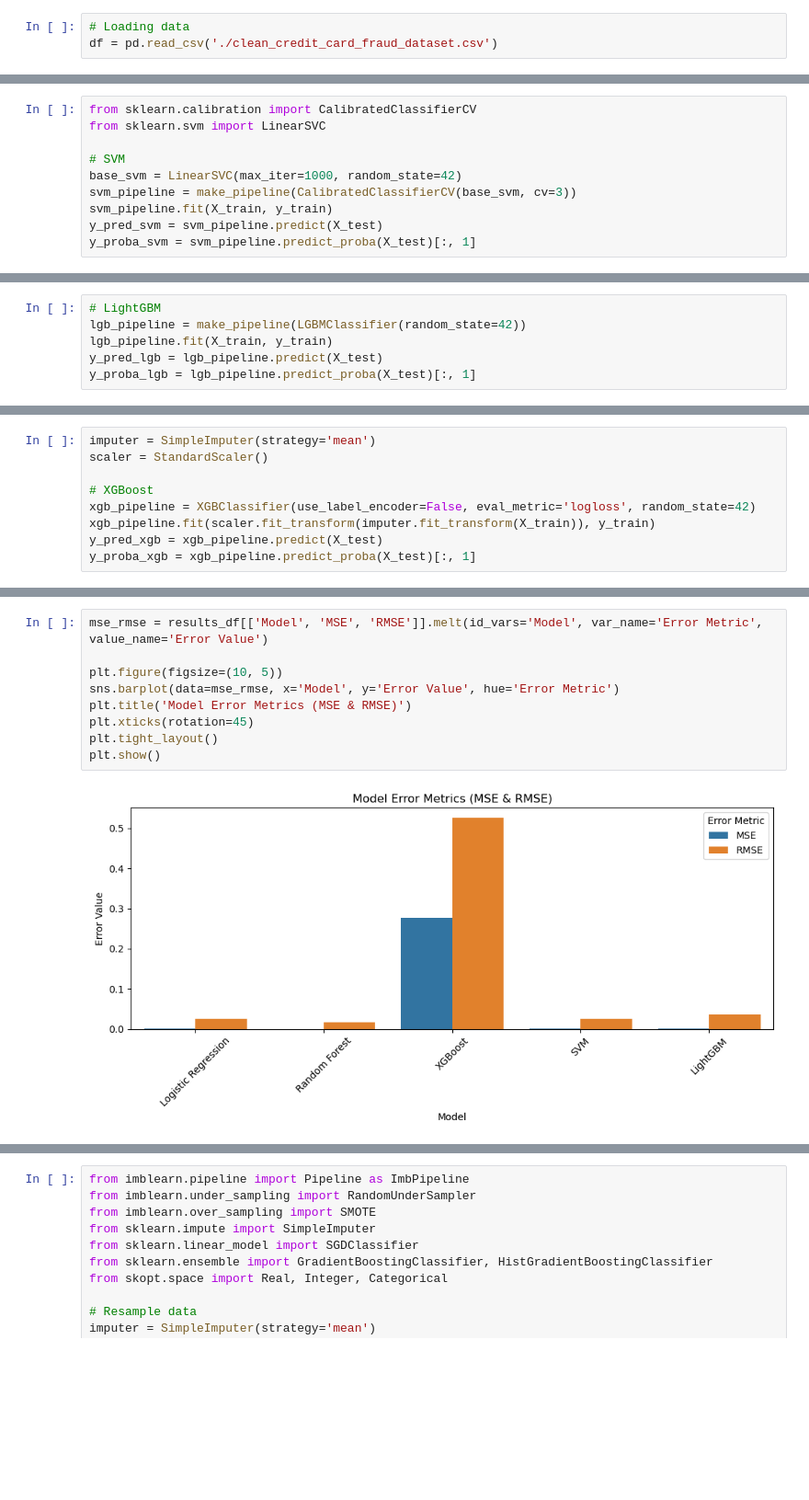
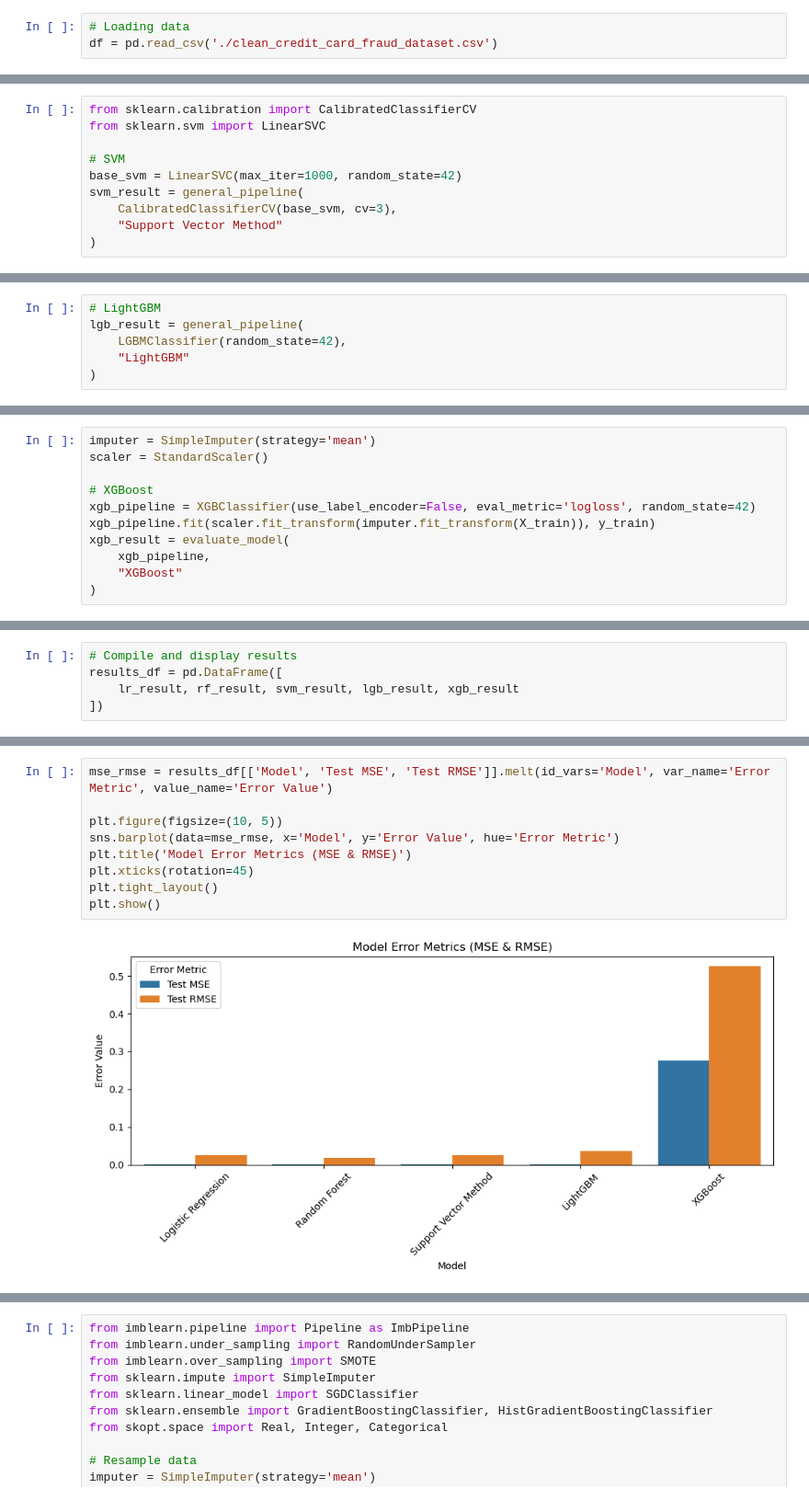
Before and after one commit to Rnamrata/credit-card-fraud-analysis, a Jupyter notebook: model_evalution.ipynb, the cells around one changed output, grey strips where cells are left out. Shown at 92% size. Cells and saved outputs as stored; diff of their text form; blank space fills up the shorter version.

Commit message:
Update the pipeline, model evaluation process, warnings and model comparison

```diff
--- a/model_evalution.ipynb
+++ b/model_evalution.ipynb
@@ -55,7 +156,7 @@ from sklearn.svm import LinearSVC
 
 # SVM
 base_svm = LinearSVC(max_iter=1000, random_state=42)
-svm_pipeline = make_pipeline(CalibratedClassifierCV(base_svm, cv=3))
-svm_pipeline.fit(X_train, y_train)
-y_pred_svm = svm_pipeline.predict(X_test)
-y_proba_svm = svm_pipeline.predict_proba(X_test)[:, 1]
+svm_result = general_pipeline(
+    CalibratedClassifierCV(base_svm, cv=3),
+    "Support Vector Method"
+)
@@ -62,8 +179,8 @@ y_proba_svm = svm_pipeline.predict_proba(X_test)[:, 1]
 # %%
 # LightGBM
-lgb_pipeline = make_pipeline(LGBMClassifier(random_state=42))
-lgb_pipeline.fit(X_train, y_train)
-y_pred_lgb = lgb_pipeline.predict(X_test)
-y_proba_lgb = lgb_pipeline.predict_proba(X_test)[:, 1]
+lgb_result = general_pipeline(
+    LGBMClassifier(random_state=42),
+    "LightGBM"
+)
 # %% [output]
 [LightGBM] [Info] Number of positive: 6558, number of negative: 5083525
@@ -81,5 +213,7 @@ scaler = StandardScaler()
 # XGBoost
 xgb_pipeline = XGBClassifier(use_label_encoder=False, eval_metric='logloss', random_state=42)
 xgb_pipeline.fit(scaler.fit_transform(imputer.fit_transform(X_train)), y_train)
-y_pred_xgb = xgb_pipeline.predict(X_test)
-y_proba_xgb = xgb_pipeline.predict_proba(X_test)[:, 1]
+xgb_result = evaluate_model(
+    xgb_pipeline,
+    "XGBoost"
+)
@@ -129 +245,6 @@ Model Comparison Results:
+# %%
+# Compile and display results
+results_df = pd.DataFrame([
+    lr_result, rf_result, svm_result, lgb_result, xgb_result
+])
 # %%
@@ -178,14 +296,14 @@ plt.show()
 # %%
-mse_rmse = results_df[['Model', 'MSE', 'RMSE']].melt(id_vars='Model', var_name='Error Metric', value_name='Error Value')
+mse_rmse = results_df[['Model', 'Test MSE', 'Test RMSE']].melt(id_vars='Model', var_name='Error Metric', value_name='Error Value')
 
 plt.figure(figsize=(10, 5))
 sns.barplot(data=mse_rmse, x='Model', y='Error Value', hue='Error Metric')
 plt.title('Model Error Metrics (MSE & RMSE)')
 plt.xticks(rotation=45)
 plt.tight_layout()
 plt.show()
 # %% [output]
-[figure, old version]
+[figure, new version]
 # %%
 plt.figure(figsize=(10, 6))
 sns.heatmap(results_df.set_index('Model')[metrics], annot=True, fmt=".2f", cmap='YlGnBu')
```
Also changed, not shown: parts of 50 cells of this notebook.
